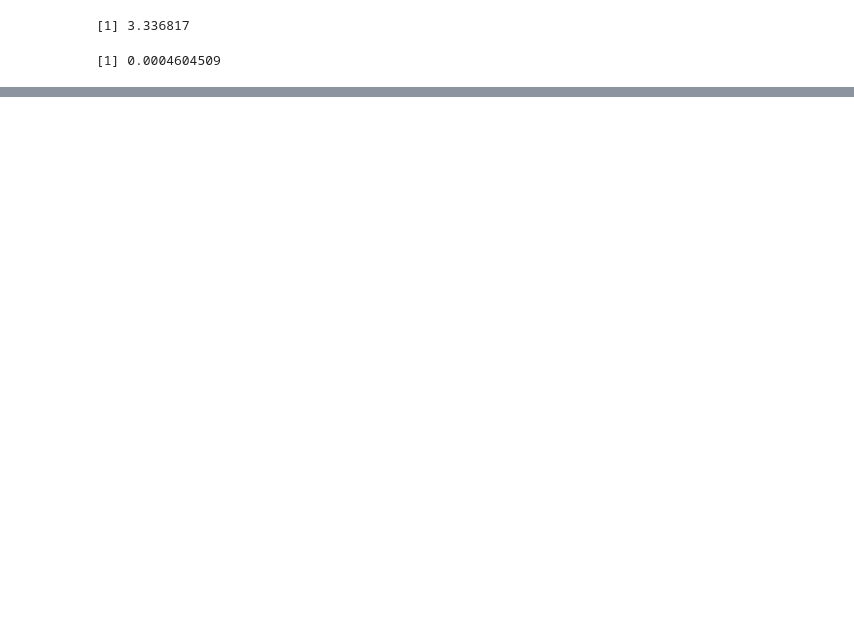
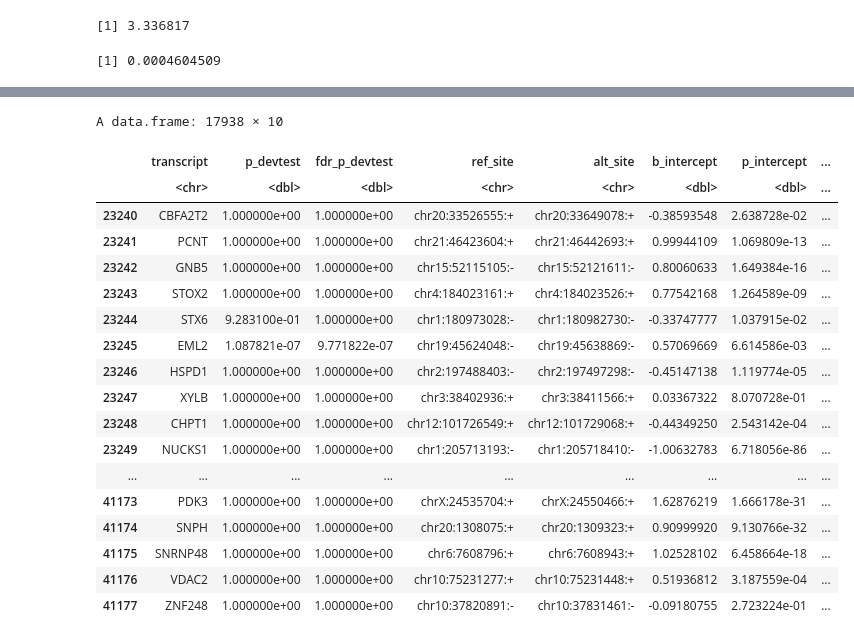
Before and after one commit to AidenSb/APA, a Jupyter notebook: For_DL_model/add_PAS_counts.ipynb, the cells around one changed output, grey strips where cells are left out. Saved outputs shown, nothing was run; the diff lists cells and outputs as text; code cells hidden in the pictures; blank space fills up the shorter version.

```diff
--- a/For_DL_model/add_PAS_counts.ipynb
+++ b/For_DL_model/add_PAS_counts.ipynb
@@ -620,0 +715,24 @@ NULL
+# %%
+sort the inp_df with the adjusted pvalues ascending and then find the row where the adjusted pvalue is greater than 0.05
+inp_df <- inp_df %>% arrange(fdr_p_ConditionALS_pathology)
+inp_df[which(inp_df$fdr_p_ConditionALS_pathology > 0.05),]
+# %% [output]
+A data.frame: 17938 × 10
+|  | transcript | p_devtest | fdr_p_devtest | ref_site | alt_site | b_intercept | p_intercept | ... |
+|  | <chr> | <dbl> | <dbl> | <chr> | <chr> | <dbl> | <dbl> | ... |
+| 23240 | CBFA2T2 | 1.000000e+00 | 1.000000e+00 | chr20:33526555:+ | chr20:33649078:+ | -0.38593548 | 2.638728e-02 | ... |
+| 23241 | PCNT | 1.000000e+00 | 1.000000e+00 | chr21:46423604:+ | chr21:46442693:+ | 0.99944109 | 1.069809e-13 | ... |
+| 23242 | GNB5 | 1.000000e+00 | 1.000000e+00 | chr15:52115105:- | chr15:52121611:- | 0.80060633 | 1.649384e-16 | ... |
+| 23243 | STOX2 | 1.000000e+00 | 1.000000e+00 | chr4:184023161:+ | chr4:184023526:+ | 0.77542168 | 1.264589e-09 | ... |
+| 23244 | STX6 | 9.283100e-01 | 1.000000e+00 | chr1:180973028:- | chr1:180982730:- | -0.33747777 | 1.037915e-02 | ... |
+| 23245 | EML2 | 1.087821e-07 | 9.771822e-07 | chr19:45624048:- | chr19:45638869:- | 0.57069669 | 6.614586e-03 | ... |
+| 23246 | HSPD1 | 1.000000e+00 | 1.000000e+00 | chr2:197488403:- | chr2:197497298:- | -0.45147138 | 1.119774e-05 | ... |
+| 23247 | XYLB | 1.000000e+00 | 1.000000e+00 | chr3:38402936:+ | chr3:38411566:+ | 0.03367322 | 8.070728e-01 | ... |
+| 23248 | CHPT1 | 1.000000e+00 | 1.000000e+00 | chr12:101726549:+ | chr12:101729068:+ | -0.44349250 | 2.543142e-04 | ... |
+| 23249 | NUCKS1 | 1.000000e+00 | 1.000000e+00 | chr1:205713193:- | chr1:205718410:- | -1.00632783 | 6.718056e-86 | ... |
+| ... | ... | ... | ... | ... | ... | ... | ... | ... |
+| 41173 | PDK3 | 1.000000e+00 | 1.000000e+00 | chrX:24535704:+ | chrX:24550466:+ | 1.62876219 | 1.666178e-31 | ... |
+| 41174 | SNPH | 1.000000e+00 | 1.000000e+00 | chr20:1308075:+ | chr20:1309323:+ | 0.90999920 | 9.130766e-32 | ... |
+| 41175 | SNRNP48 | 1.000000e+00 | 1.000000e+00 | chr6:7608796:+ | chr6:7608943:+ | 1.02528102 | 6.458664e-18 | ... |
+| 41176 | VDAC2 | 1.000000e+00 | 1.000000e+00 | chr10:75231277:+ | chr10:75231448:+ | 0.51936812 | 3.187559e-04 | ... |
+| 41177 | ZNF248 | 1.000000e+00 | 1.000000e+00 | chr10:37820891:- | chr10:37831461:- | -0.09180755 | 2.723224e-01 | ... |
```
Also changed, not shown: parts of 8 cells of this notebook, 23 other files.
